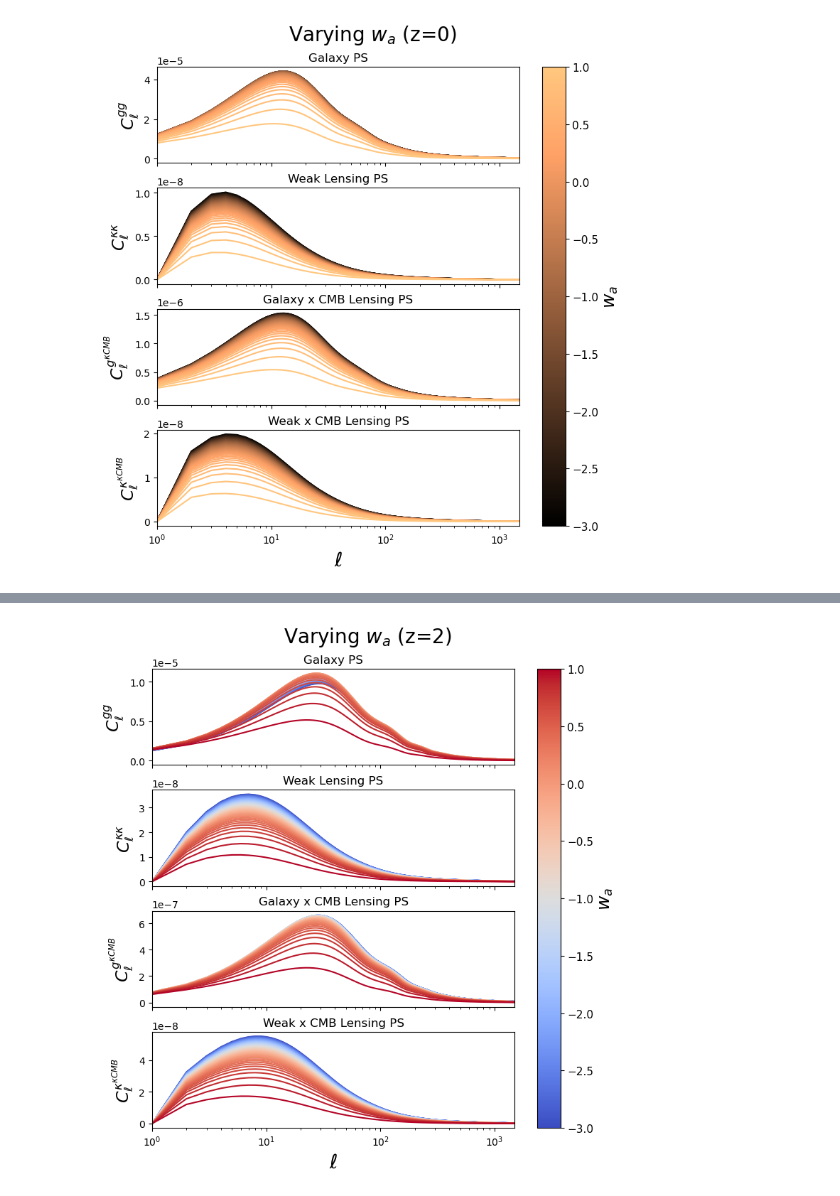
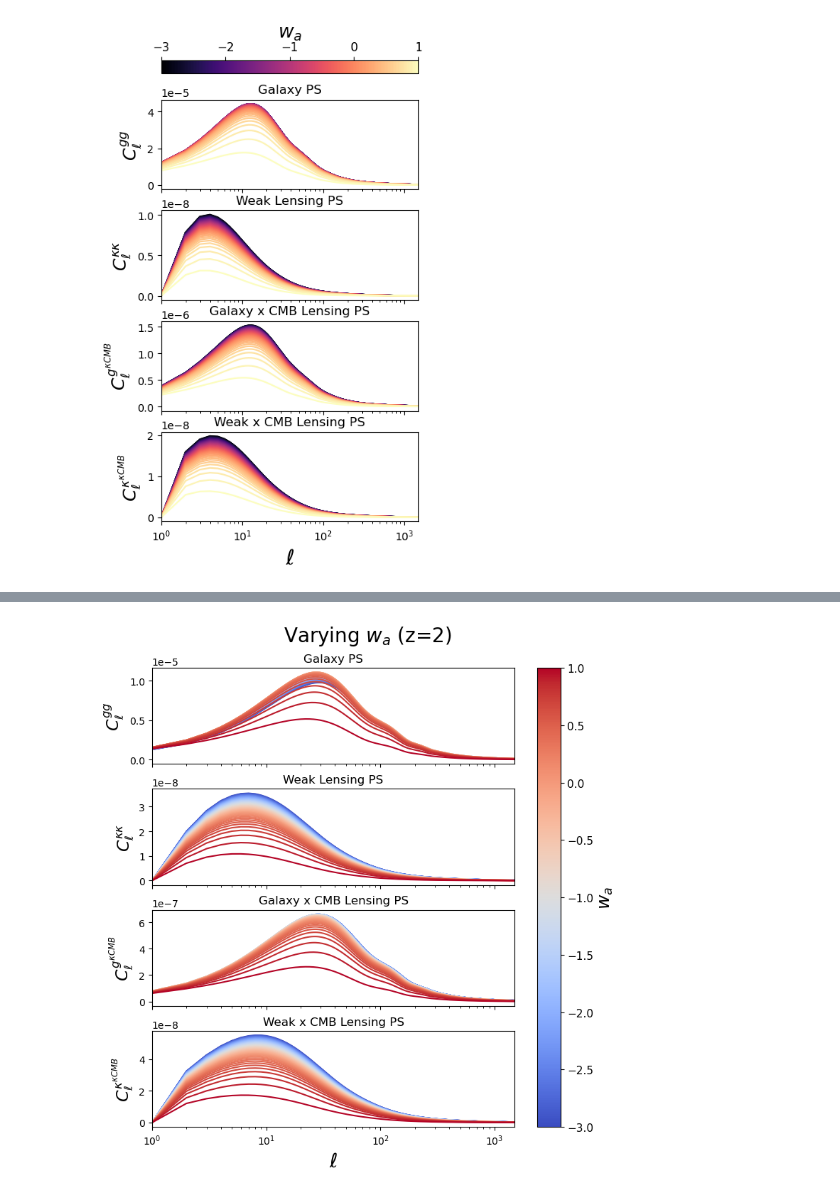
Before and after one commit to gracegibbins/cosmo4cast, a Jupyter notebook: varyparams/posterplots/posterplots.ipynb, the cells around one changed output, grey strips where cells are left out. Drawn from its saved outputs; the diff is of its cells as text; code cells hidden in the pictures.

Commit message:
Creating plots for paper

```diff
--- a/varyparams/posterplots/posterplots.ipynb
+++ b/varyparams/posterplots/posterplots.ipynb
@@ -40,15 +40,15 @@ for i in range(5):
 
 wltracers_dndz = np.array(wltracers_dndz)
 # %%
-cmap = plt.cm.copper
+cmap = plt.cm.magma
 # %%
 #Vary wa with sub plots of diff probes
 
 #Z ==== 0
 
-fig, axs = plt.subplots(4,sharex=True, figsize=(7,8)) #sharey=false to see differences in more detail (true shows scale better)
+fig, axs = plt.subplots(4,sharex=True, figsize=(4,8)) #sharey=false to see differences in more detail (true shows scale better)
 
-fig.suptitle("Varying $w_{a}$ (z=0)", fontsize=20)
+#fig.suptitle("Varying $w_{a}$ (z-bin 0)", fontsize=20)
 
 norm = mpl.colors.Normalize(vmin = wa[0], vmax = wa[49])
 
@@ -83,33 +83,35 @@ for c in range(50): #iterates thru cosmologies
 #WL x CMB: Iterates through wa list to create a cross ps for each value
 for c in range(50): #iterates thru cosmologies
     cosmo = ccl.Cosmology(Omega_c= 0.25, Omega_b=0.05,
         h=0.7, A_s=2.1e-9, n_s=0.96, Omega_k=0.0,
         w0 = -1, wa= wa[c], extra_parameters={"camb": {"dark_energy_model": "ppf"}}) #Creates 50 cosmologies varying wa from -3 to 1
     cmb_lensing = ccl.CMBLensingTracer(cosmo, 1100) #(cosmology, cmb redshift)
     lens = ccl.WeakLensingTracer(cosmo, (zz,wltracers_dndz[0]))
     lens_cmb = ccl.angular_cl(cosmo, lens, cmb_lensing, ell)
     axs[3].plot(ell, lens_cmb, c = cmap(norm(wa[c])))
 
 plt.xscale('log')
 plt.xlim(1,1500)
 plt.xlabel(r'$\ell$', fontsize=20)
 fig.tight_layout()
 
 axs[0].set_ylabel(r'$C_{\ell}^{gg}$', fontsize=17)
 axs[0].set_title("Galaxy PS")
 
 axs[1].set_ylabel(r'$C_{\ell}^{\kappa\kappa}$', fontsize=17)
 axs[1].set_title("Weak Lensing PS")
 
 axs[2].set_ylabel(r'$C_{\ell}^{g^{{\kappa}CMB}}$', fontsize=17)
 axs[2].set_title("Galaxy x CMB Lensing PS")
 
 axs[3].set_ylabel(r'$C_{\ell}^{\kappa^{{\kappa}CMB}}$', fontsize=17)
 axs[3].set_title("Weak x CMB Lensing PS")
 
-cb = fig.colorbar(plt.cm.ScalarMappable(norm=norm, cmap=cmap), ax = fig.get_axes())
+cb = fig.colorbar(plt.cm.ScalarMappable(norm=norm, cmap=cmap), ax = fig.get_axes(), orientation='horizontal', location='top')
 cb.ax.tick_params(labelsize=11)
 cb.set_label(label = '$w_{a}$', size = 18)
+
+plt.savefig('/home/s1/ggibbins/varyparams/posterplots/varywa_z0_paper.pdf', bbox_inches='tight')
 # %% [output]
-[figure, old version]
+[figure, new version]
 # %%
```
Also changed, not shown: parts of 5 cells of this notebook, 2 other files.
